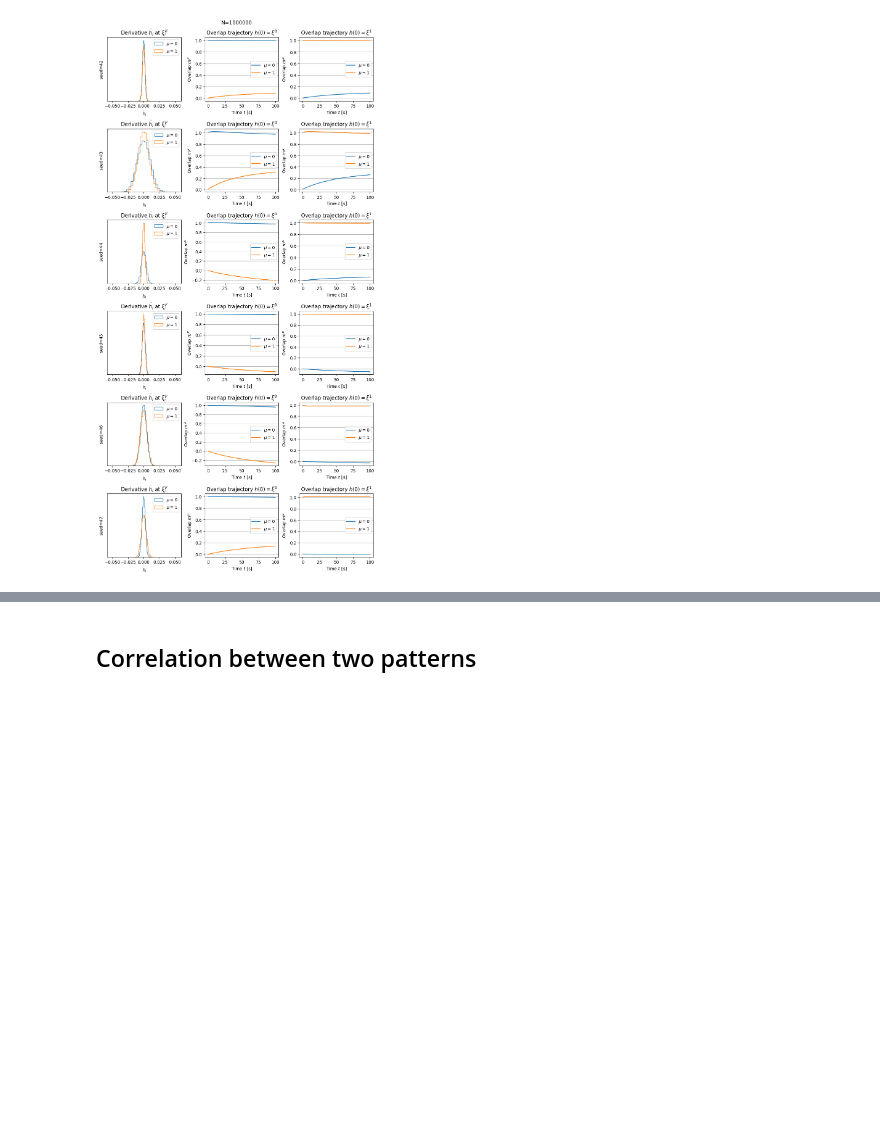
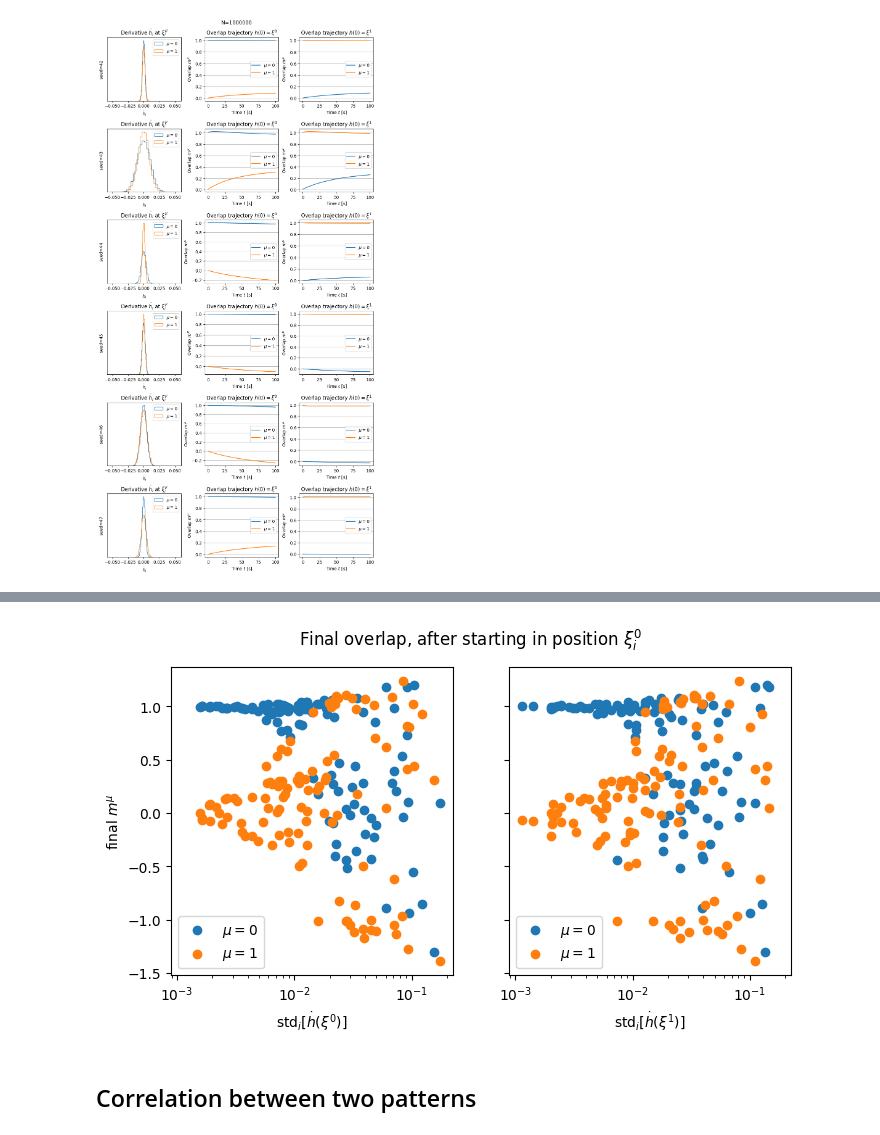
Before and after one commit to ninivert/lcnthesis, a Jupyter notebook: notebooks/finite_N_effects.ipynb, the cells around one changed output, grey strips where cells are left out. Cells and saved outputs as stored; diff of their text form; code cells hidden in the pictures; blank space fills up the shorter version.

Commit message:
plot std(dh(xi)) vs final overlap

```diff
--- a/notebooks/finite_N_effects.ipynb
+++ b/notebooks/finite_N_effects.ipynb
@@ -13,7 +17,8 @@ from utils import *
 
 (we also assess that exchanging $\mu=0 \leftrightarrow \mu=1$ doesn't change the dynamics -> OK)
 # %%
-for N in [1000, 10_000, 50_000, 100_000, 500_000, 1_000_000]:
+# for N in [1000, 10_000, 50_000, 100_000, 500_000, 1_000_000]:
+for N in [1000, 10_000, 50_000, 100_000]:
 # for N in [1000]:
 	seeds = [ 42, 43, 44, 45, 46, 47 ]
 	# flipped = [True, False]  # DEBUG
@@ -128,0 +136,20 @@ for N in [1000, 10_000, 50_000, 100_000, 500_000, 1_000_000]:
+# %%
+data = []
+
+for N in np.logspace(3, 7, 13).astype(int):
+	if N >= 4641588: break  # i killed the process because it was taking too much time
+	seeds = list(range(42, 42+10))
+	for seed in seeds:
+		rnn = LowRankRNN.new_valentin(p=2, N=N, random_state=seed, phi=sigmoid, I_ext=zero, exclude_self_connections=True)
+		res = rnn.simulate(h0=rnn.F[:, 0], t_span=(0, 100), dt_max=5, progress=True, cache=True)
+		m = overlap(rnn, res.h[:, -1])
+		data.append({
+			'N': N, 'seed': seed,
+			'std_hdot_mu0': rnn.dh(res.simparams.t_span[0], rnn.F[:, 0]).std(),
+			'std_hdot_mu1': rnn.dh(res.simparams.t_span[0], rnn.F[:, 1]).std(),
+			'm0': m[0],
+			'm1': m[1],
+		})
+# %%
+df = pd.DataFrame(data)
+df
@@ -129,3 +170,22 @@ for N in [1000, 10_000, 50_000, 100_000, 500_000, 1_000_000]:
+# %%
+fig, axes = plt.subplots(ncols=2, figsize=(8, 4), sharey=True, sharex=True)
+
+axes[0].scatter(df['std_hdot_mu0'], df['m0'], label='$\\mu=0$')
+axes[0].scatter(df['std_hdot_mu0'], df['m1'], label='$\\mu=1$')
+axes[0].legend()
+axes[0].set_xlabel('$\\mathrm{{std}}_i[\\dot h(\\xi^0)]$')
+axes[0].set_ylabel('final $m^\\mu$')
+axes[0].set_xscale('log')
+axes[1].scatter(df['std_hdot_mu1'], df['m0'], label='$\\mu=0$')
+axes[1].scatter(df['std_hdot_mu1'], df['m1'], label='$\\mu=1$')
+axes[1].legend()
+axes[1].set_xlabel('$\\mathrm{{std}}_i[\\dot h(\\xi^1)]$')
+axes[1].set_xscale('log')
+fig.suptitle('Final overlap, after starting in position $\\xi^0_i$')
+
+plt.show()
+# %% [output]
+[figure, added]
 # %% [markdown]
 ## Correlation between two patterns
 # %%
```
Also changed, not shown: parts of 3 cells of this notebook.
